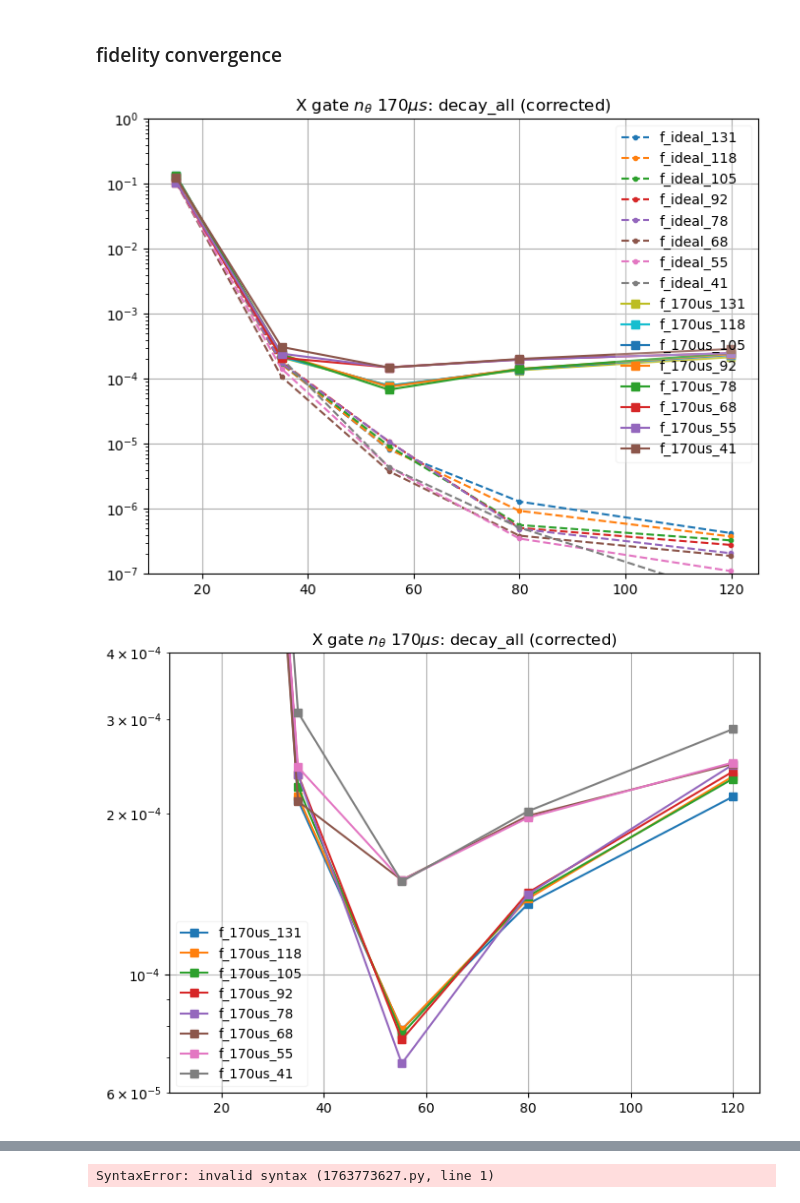
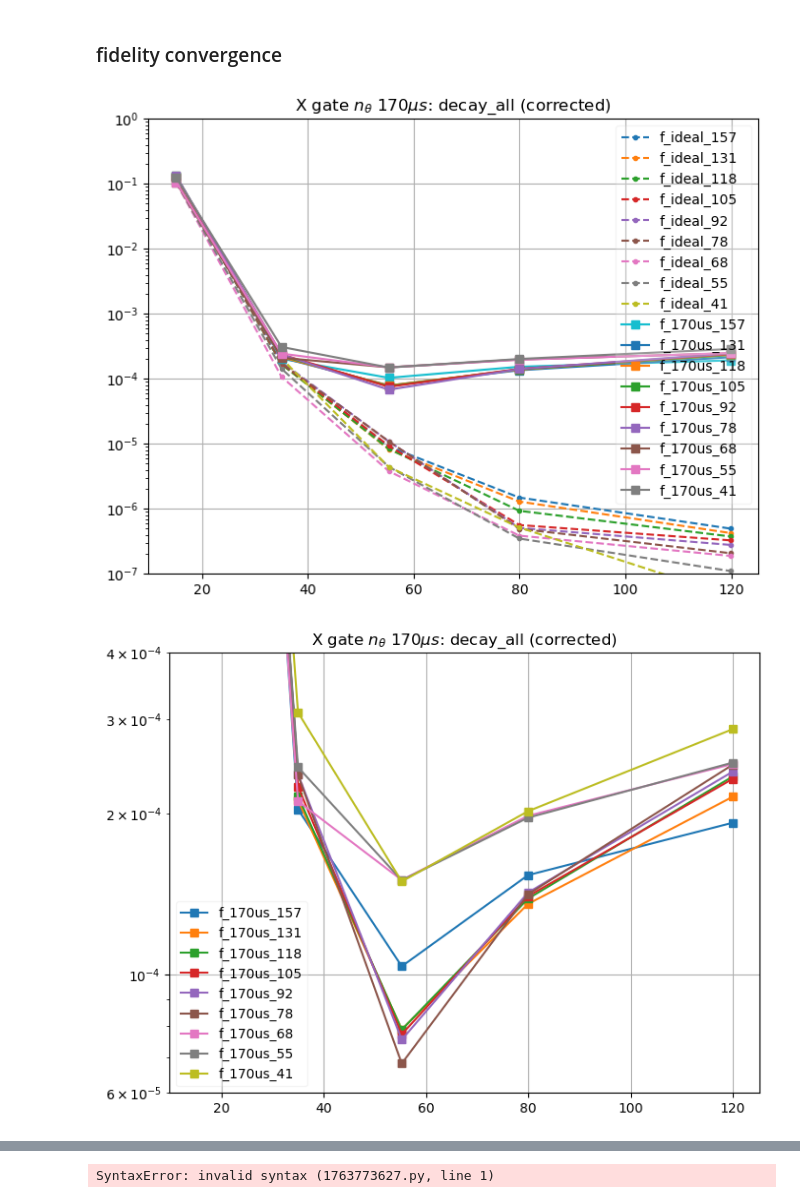
Before and after one commit to Zhenxing2020/two_qubit_gate_for_zero_pi_qubit, a Jupyter notebook: X_gate/Xgate_plot_theta.ipynb, the cells around one changed output, grey strips where cells are left out. Saved outputs shown, nothing was run; the diff lists cells and outputs as text; code cells hidden in the pictures.

```diff
--- a/X_gate/Xgate_plot_theta.ipynb
+++ b/X_gate/Xgate_plot_theta.ipynb
@@ -18,6 +18,14 @@ params = f_theta[['tg', 'drive_amp_1', 'drive_amp_2', 'detune_1', 'detune_2'
 # %% [markdown]
 ### fidelity convergence
 # %%
+f_ideal_157 = np.array([
+-0.8906454796863686, -3.7728852130070125, -5.041233712054058, -5.826554357869655 ,
+-6.304700284172778 ,
+])
+f_170us_157 = np.array([
+-0.8904604187449506, -3.6911349543826275, -3.984849674773383, -3.8141472886797683 ,
+-3.716158794767101 ,
+])
 f_ideal_131 = np.array([
 -0.8899526270578597, -3.770946298533558, -5.085064189588203, -5.88818635660766 ,
 -6.372963710092098 ,
@@ -84,6 +92,7 @@ f_170us_41 = np.array([
 ])
 # %%
 fig, ax = plt.subplots(figsize=(8,6))
+plt.plot(params[:,0], 10**f_ideal_157, '.--', label=r'f_ideal_157')
 plt.plot(params[:,0], 10**f_ideal_131, '.--', label=r'f_ideal_131')
 plt.plot(params[:,0], 10**f_ideal_118, '.--', label=r'f_ideal_118')
 plt.plot(params[:,0], 10**f_ideal_105, '.--', label=r'f_ideal_105')
@@ -93,6 +102,7 @@ plt.plot(params[:,0], 10**f_ideal_68, '.--', label=r'f_ideal_68')
 plt.plot(params[:,0], 10**f_ideal_55, '.--', label=r'f_ideal_55')
 plt.plot(params[:,0], 10**f_ideal_41, '.--', label=r'f_ideal_41')
 
+plt.plot(params[:,0], 10**f_170us_157, 's-', label=r'f_170us_157')
 plt.plot(params[:,0], 10**f_170us_131, 's-', label=r'f_170us_131')
 plt.plot(params[:,0], 10**f_170us_118, 's-', label=r'f_170us_118')
 plt.plot(params[:,0], 10**f_170us_105, 's-', label=r'f_170us_105')
@@ -111,22 +121,23 @@ plt.grid()
 legend = plt.legend(    loc="best",    )
 legend.get_frame().set_alpha(0.2)  # 0.5 makes the legend 50% transparent
 # %% [output]
-[figure, old version]
+[figure, new version]
 # %%
 fig, ax = plt.subplots(figsize=(8,6))
+plt.plot(params[:,0], 10**f_170us_157, 's-', label=r'f_170us_157')
 plt.plot(params[:,0], 10**f_170us_131, 's-', label=r'f_170us_131')
 plt.plot(params[:,0], 10**f_170us_118, 's-', label=r'f_170us_118')
 plt.plot(params[:,0], 10**f_170us_105, 's-', label=r'f_170us_105')
 plt.plot(params[:,0], 10**f_170us_92, 's-', label=r'f_170us_92')
 plt.plot(params[:,0], 10**f_170us_78, 's-', label=r'f_170us_78')
 plt.plot(params[:,0], 10**f_170us_68, 's-', label=r'f_170us_68')
 plt.plot(params[:,0], 10**f_170us_55, 's-', label=r'f_170us_55')
 plt.plot(params[:,0], 10**f_170us_41, 's-', label=r'f_170us_41')
 plt.title(r'X gate $n_\theta\ 170\mu s$: decay_all (corrected)')
 plt.yscale('log')
 plt.ylim(6e-5, 4e-4)
 plt.grid()
 legend = plt.legend(    loc="best",    )
 legend.get_frame().set_alpha(0.2)  # 0.5 makes the legend 50% transparent
 # %% [output]
-[figure, old version]
+[figure, new version]
```
Also changed, not shown: parts of 3 cells of this notebook, 9 other files.
